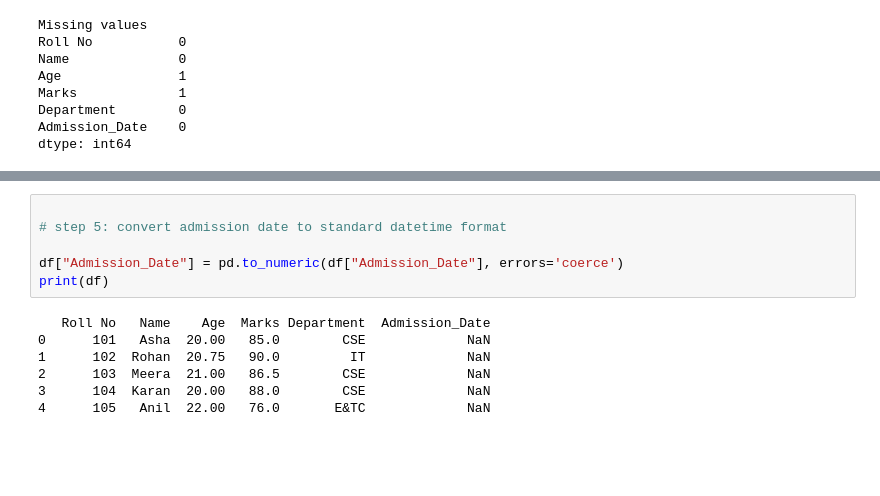
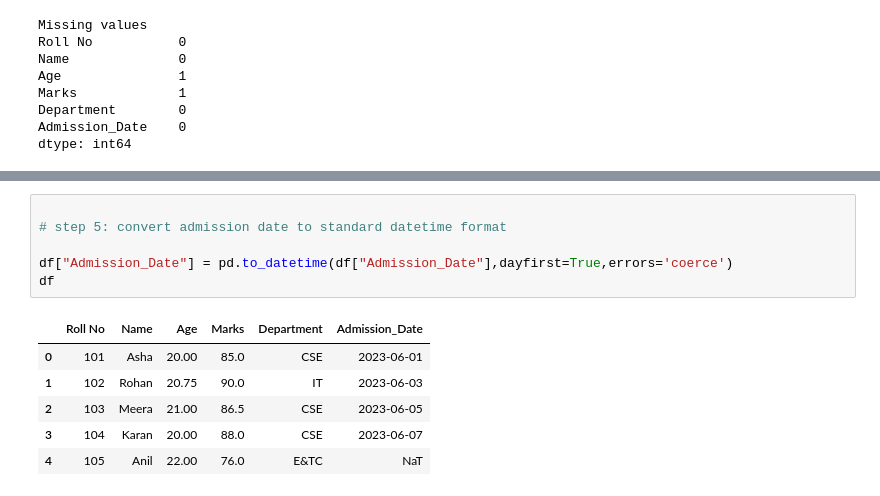
Before and after one commit to swastikkmaurya/Practical13, a Jupyter notebook: Practical13.ipynb, the cells around one changed output, grey strips where cells are left out. Drawn from its saved outputs; the diff is of its cells as text; blank space fills up the shorter version.

```diff
--- a/Practical13.ipynb
+++ b/Practical13.ipynb
@@ -170,13 +174,13 @@ print(df)
 # %%
 
 # step 5: convert admission date to standard datetime format
 
-df["Admission_Date"] = pd.to_numeric(df["Admission_Date"], errors='coerce')
-print(df)
+df["Admission_Date"] = pd.to_datetime(df["Admission_Date"],dayfirst=True,errors='coerce')
+df
 # %% [output]
-   Roll No   Name    Age  Marks Department  Admission_Date
-0      101   Asha  20.00   85.0        CSE             NaN
-1      102  Rohan  20.75   90.0         IT             NaN
-2      103  Meera  21.00   86.5        CSE             NaN
-3      104  Karan  20.00   88.0        CSE             NaN
-4      105   Anil  22.00   76.0       E&TC             NaN
+|  | Roll No | Name | Age | Marks | Department | Admission_Date |
+| 0 | 101 | Asha | 20.00 | 85.0 | CSE | 2023-06-01 |
+| 1 | 102 | Rohan | 20.75 | 90.0 | IT | 2023-06-03 |
+| 2 | 103 | Meera | 21.00 | 86.5 | CSE | 2023-06-05 |
+| 3 | 104 | Karan | 20.00 | 88.0 | CSE | 2023-06-07 |
+| 4 | 105 | Anil | 22.00 | 76.0 | E&TC | NaT |
```
Also changed, not shown: parts of 7 cells of this notebook.
